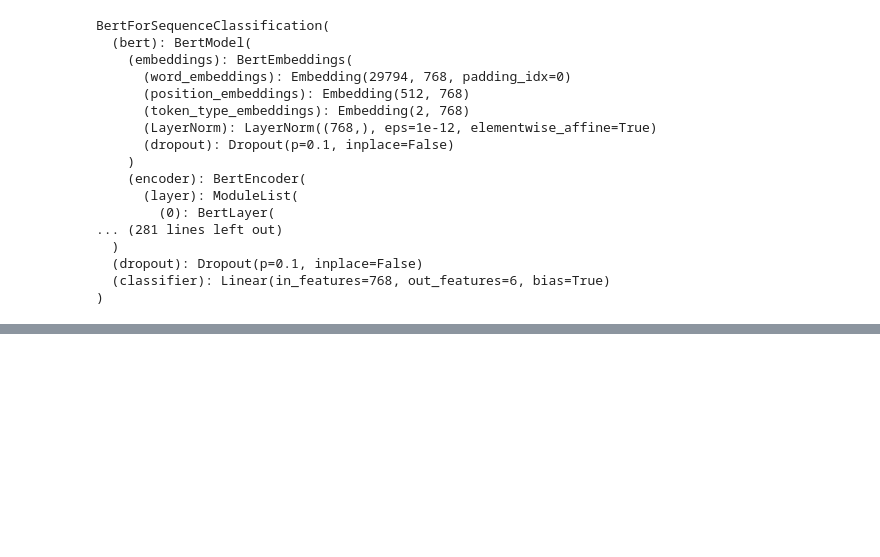
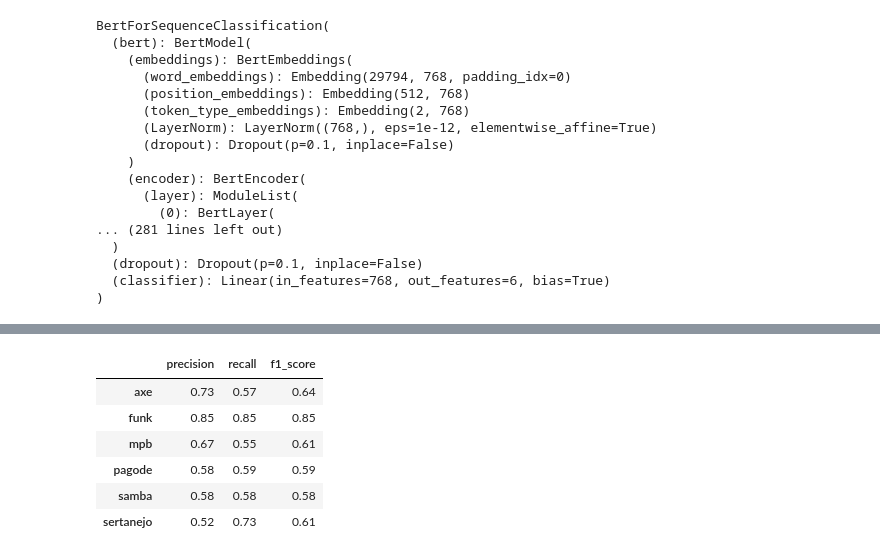
Before and after one commit to brunoleme/Multilabel_and_Text_Classification, a Jupyter notebook: Text_Multiclass_Classification_Music_Genre.ipynb, the cells around one changed output, grey strips where cells are left out. Saved outputs shown, nothing was run; the diff lists cells and outputs as text; code cells hidden in the pictures; blank space fills up the shorter version.

```diff
--- a/Text_Multiclass_Classification_Music_Genre.ipynb
+++ b/Text_Multiclass_Classification_Music_Genre.ipynb
@@ -923,0 +1020,18 @@ pd.DataFrame(results, columns=['Model', 'Training Accur.', 'Valid Accur.'])
+# %%
+precision_recall_results = []
+for genre in le.classes_:
+  precision = df_cm.loc[genre, genre] / df_cm.loc[:, genre].sum()
+  recall = df_cm.loc[genre, genre] / df_cm.loc[genre, :].sum()
+  f1_score = (2*(precision * recall)) / (precision + recall)
+  precision_recall_results.append([precision, recall, f1_score])
+df_precision_recall_results = pd.DataFrame(precision_recall_results, columns=['precision', 'recall', 'f1_score'], index=le.classes_)
+# %%
+df_precision_recall_results
+# %% [output]
+|  | precision | recall | f1_score |
+| axe | 0.73 | 0.57 | 0.64 |
+| funk | 0.85 | 0.85 | 0.85 |
+| mpb | 0.67 | 0.55 | 0.61 |
+| pagode | 0.58 | 0.59 | 0.59 |
+| samba | 0.58 | 0.58 | 0.58 |
+| sertanejo | 0.52 | 0.73 | 0.61 |
```
Also changed, not shown: parts of 62 cells of this notebook.
